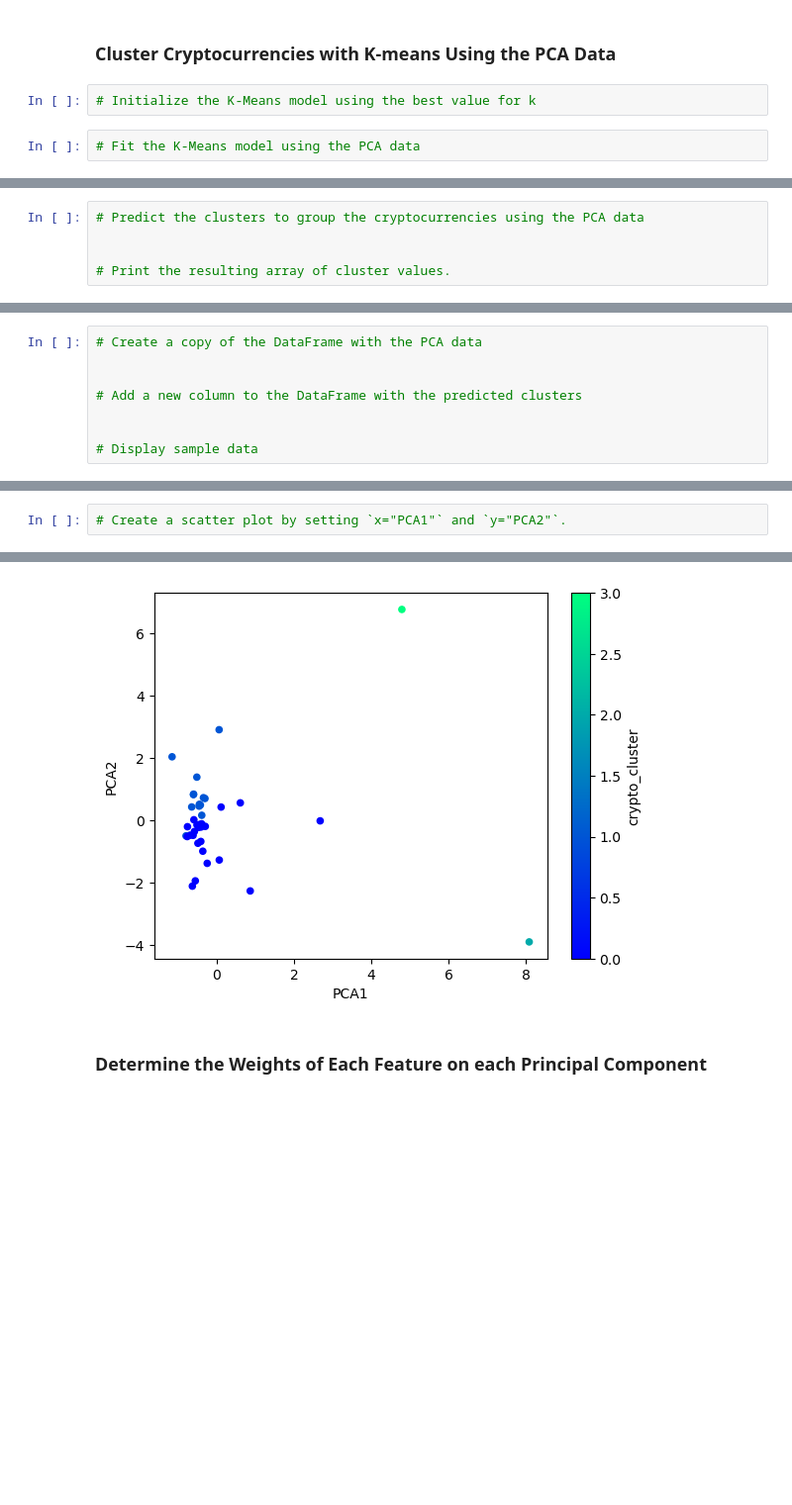
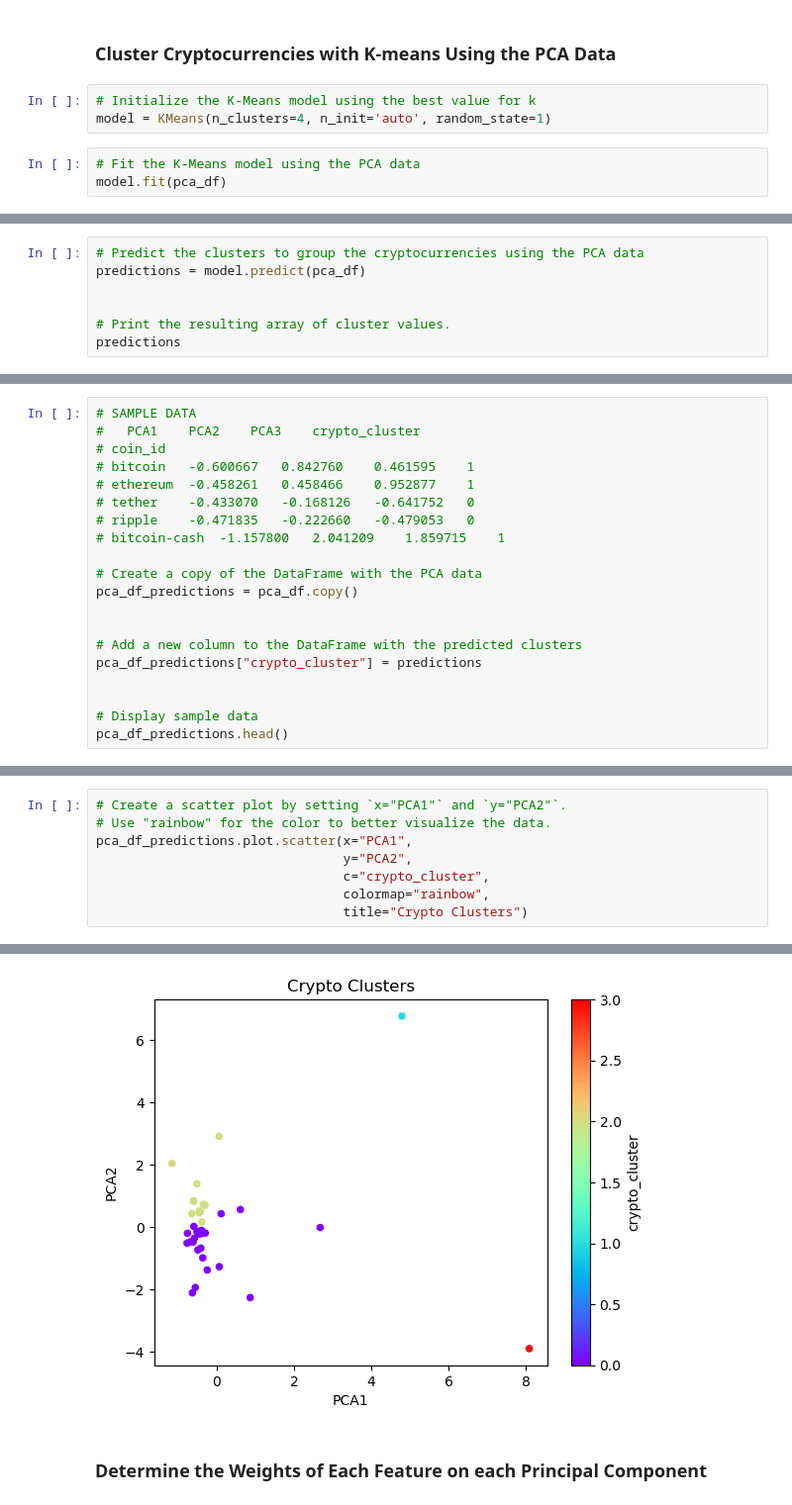
Before and after one commit to jesseparent/CryptoClustering, a Jupyter notebook: Crypto_Clustering.ipynb, the cells around one changed output, grey strips where cells are left out. Shown at 99% size. Drawn from its saved outputs; the diff is of its cells as text; blank space fills up the shorter version.

```diff
--- a/Crypto_Clustering.ipynb
+++ b/Crypto_Clustering.ipynb
@@ -411,5 +411,7 @@ Percentage decrease from k=9 to k=10: 26.75%
 ### Cluster Cryptocurrencies with K-means Using the PCA Data
 # %%
 # Initialize the K-Means model using the best value for k
+model = KMeans(n_clusters=4, n_init='auto', random_state=1)
 # %%
 # Fit the K-Means model using the PCA data
+model.fit(pca_df)
@@ -416,5 +420,7 @@ Percentage decrease from k=9 to k=10: 26.75%
 # %%
 # Predict the clusters to group the cryptocurrencies using the PCA data
+predictions = model.predict(pca_df)
 
 
 # Print the resulting array of cluster values.
+predictions
@@ -421,11 +430,23 @@ Percentage decrease from k=9 to k=10: 26.75%
 # %%
+# SAMPLE DATA
+# 	PCA1	PCA2	PCA3	crypto_cluster
+# coin_id
+# bitcoin	-0.600667	0.842760	0.461595	1
+# ethereum	-0.458261	0.458466	0.952877	1
+# tether	-0.433070	-0.168126	-0.641752	0
+# ripple	-0.471835	-0.222660	-0.479053	0
+# bitcoin-cash	-1.157800	2.041209	1.859715	1
+
 # Create a copy of the DataFrame with the PCA data
+pca_df_predictions = pca_df.copy()
 
 
 # Add a new column to the DataFrame with the predicted clusters
+pca_df_predictions["crypto_cluster"] = predictions
 
 
 # Display sample data
+pca_df_predictions.head()
 # %% [output]
 |  | PCA1 | PCA2 | PCA3 | crypto_cluster |
 | coin_id |  |  |  |  |
@@ -437,3 +458,9 @@ Percentage decrease from k=9 to k=10: 26.75%
 # %%
 # Create a scatter plot by setting `x="PCA1"` and `y="PCA2"`.
+# Use "rainbow" for the color to better visualize the data.
+pca_df_predictions.plot.scatter(x="PCA1",
+                                y="PCA2",
+                                c="crypto_cluster",
+                                colormap="rainbow",
+                                title="Crypto Clusters")
 # %% [output]
@@ -441,4 +468,4 @@ Percentage decrease from k=9 to k=10: 26.75%
-[figure, old version]
+[figure, new version]
 # %% [markdown]
 ### Determine the Weights of Each Feature on each Principal Component
 # %%
```
Also changed, not shown: parts of 7 cells of this notebook.
